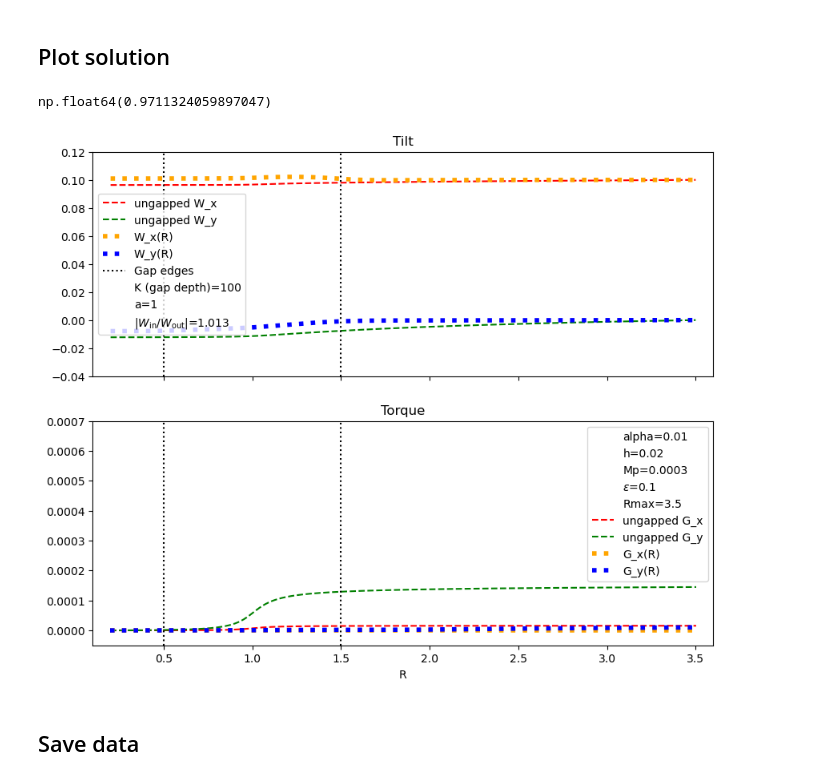
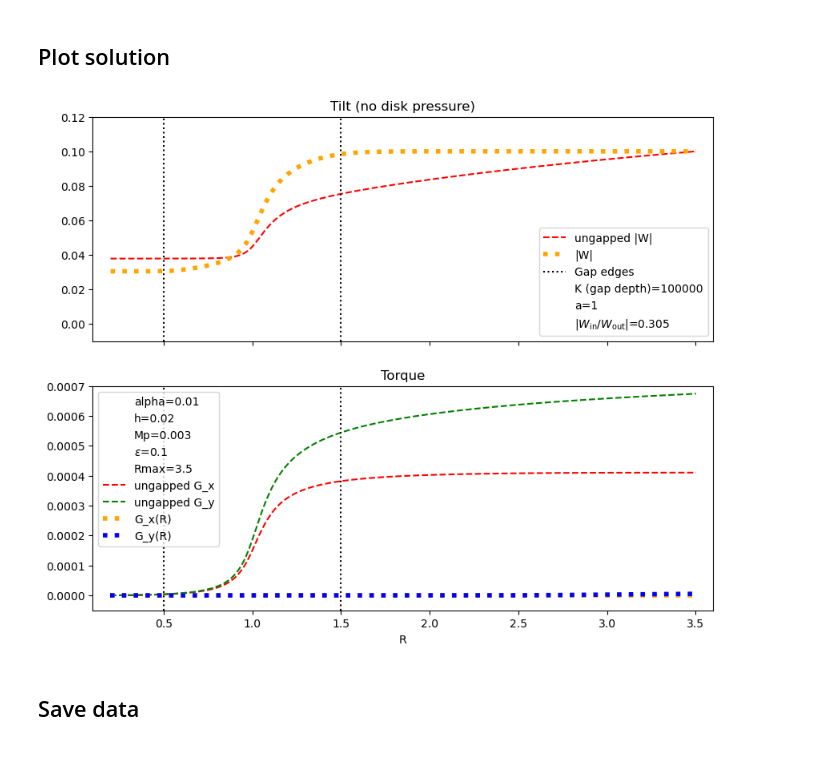
Before and after one commit to Jupiter1994/warped-disks, a Jupyter notebook: reduced-eqs-steady-state.ipynb, the cells around one changed output. Saved outputs shown, nothing was run; the diff lists cells and outputs as text; code cells hidden in the pictures.

Commit message:
no disk pressure, deep gaps

```diff
--- a/reduced-eqs-steady-state.ipynb
+++ b/reduced-eqs-steady-state.ipynb
@@ -37,11 +37,11 @@ cs = 0.02 # 0.02
 alpha = 0.01 # 0.1 # 0.019
 
 # planet parameters
-Mp, a = 0.0003, 1
+Mp, a = 0.003, 1
 
 # toggle disk gap
 use_gap = True
-gap_depth = 100
+gap_depth = 100000
 
 # softening term in disk potential; reflects the disk's scale height
 eps = 0.1
@@ -431,7 +431,7 @@ def Omega(Rs, Mp, a, use_gap):
     Sigs = Sigmas(Rs, use_gap)
     Hs = scaleHeight(Rs)
     disk_term = (cs**2 / Rs) * derivative(Sigs/Hs, Rs) / (Sigs/Hs)
-    Omegas_sq += disk_term
+    #Omegas_sq += disk_term
 
     alphas = Rs/a
 
@@ -475,7 +475,7 @@ def Kappa(Rs, Mp, a, use_gap):
     # contribution of disk to Omega^2
     disk_term_Osq = (cs**2 / Rs) * derivative(Sigs/Hs, Rs) / (Sigs/Hs)
     disk_term = (Rs**(-3)) * derivative(Rs**4 * disk_term_Osq, Rs)
-    kappas_sq += disk_term
+    #kappas_sq += disk_term
 
     #print(kappas_sq)
 
@@ -514,8 +514,8 @@ def Omega_z(Rs, Mp, a, use_gap):
 
     '''
 
-    #Omegazs_sq = OmegaK(Rs)**2 # ignores disk pressure
-    Omegazs_sq = Omega(Rs, Mp, a, use_gap)**2
+    Omegazs_sq = OmegaK(Rs)**2 # ignores disk pressure
+    #Omegazs_sq = Omega(Rs, Mp, a, use_gap)**2
 
     alphas = Rs/a
 
@@ -733,10 +733,6 @@ if load_ungapped_data:
         RWs_ungapped = np.load(f)
     with open(file_path_G, 'rb') as f:
         RGs_ungapped = np.load(f)
-# %%
-np.abs(RWs_ungapped[1][0] / RWs_ungapped[1][-1])
-# %% [output]
-np.float64(0.9711324059897047)
 # %%
 fig, axs = plt.subplots(2, sharex=True, figsize=(10,8))
 fig.set_facecolor("white")
@@ -747,13 +743,17 @@ if load_zhu_data:
                  label="time-dep W_y")
 
 if load_ungapped_data:
-    axs[0].plot(RWs_ungapped[0], RWs_ungapped[1].real, c="red", ls='--',\
-                label="ungapped W_x")
-    axs[0].plot(RWs_ungapped[0], RWs_ungapped[1].imag, c="green", ls='--',\
-                label="ungapped W_y")
+    # axs[0].plot(RWs_ungapped[0], RWs_ungapped[1].real, c="red", ls='--',\
+    #             label="ungapped W_x")
+    # axs[0].plot(RWs_ungapped[0], RWs_ungapped[1].imag, c="green", ls='--',\
+    #             label="ungapped W_y")
+    axs[0].plot(RWs_ungapped[0].real, np.abs(RWs_ungapped[1]), c="red", ls='--',\
+                 label="ungapped |W|")
 
-axs[0].plot(Rs_warp.real, Ws.real, c="orange", ls=':', lw=4, label="W_x(R)")
-axs[0].plot(Rs_warp.real, Ws.imag, c="blue", ls=':', lw=4, label="W_y(R)")
+# axs[0].plot(Rs_warp.real, Ws.real, c="orange", ls=':', lw=4, label="W_x(R)")
+# axs[0].plot(Rs_warp.real, Ws.imag, c="blue", ls=':', lw=4, label="W_y(R)")
+axs[0].plot(Rs_warp.real, np.abs(Ws), c="orange", ls=':', lw=4, label="|W|")
+
 if use_gap:
     R_a, R_b = 0.5, 1.5
     axs[0].vlines([R_a,R_b], 0, 1, transform=axs[0].get_xaxis_transform(), \
@@ -766,7 +766,7 @@ axs[0].scatter([],[], s=0, label="a=" + str(a))
 #axs[0].scatter([],[], s=0, label=r"$\Delta W_x/W_\text{out}$=" + str(DeltaWx))
 axs[0].scatter([],[], s=0, label=r"$|W_\text{in}/W_\text{out}|$=" + str(Win_div_Wout_rounded))
 
-axs[0].set_ylim(-0.04,0.12)
+axs[0].set_ylim(-0.01,0.12)
 
 axs[1].scatter([],[], s=0, label="alpha=" + str(alpha))
 axs[1].scatter([],[], s=0, label="h=" + str(cs))
@@ -776,7 +776,7 @@ axs[1].scatter([],[], s=0, label=r"$\epsilon$=" + str(eps))
 axs[1].scatter([],[], s=0, label="Rmax=" + str(Rmax))
 
 axs[0].legend()
-axs[0].set_title("Tilt")
+axs[0].set_title("Tilt (no disk pressure)")
 
 if load_zhu_data:
     axs[1].plot(Rs_torque_zhu, Gs_final.real, c="red", ls='--', label="time-dep G_x")
@@ -788,35 +788,35 @@ if load_ungapped_data:
                 label="ungapped G_y")
 
 axs[1].plot(Rs_torque.real, Gs.real, c="orange", ls=':', lw=4, label="G_x(R)")
 axs[1].plot(Rs_torque.real, Gs.imag, c="blue", ls=':', lw=4, label="G_y(R)")
 
 #ymin, ymax= min(Ws.imag) - .01, max(Ws.imag) + .01
 if use_gap:
     R_a, R_b = 0.5, 1.5
     axs[1].vlines([R_a,R_b], 0, 1, transform=axs[1].get_xaxis_transform(), \
                   color="black", linestyle=":")#, label="Gap edges")
 
 axs[1].set_xlim(Rmin - 0.1, Rmax + 0.1)
 axs[1].set_ylim(-.5e-4,7e-4)
 
 axs[1].legend()
 axs[1].set_title("Torque")
 
 axs[1].set_xlabel("R")
 
-save_figs = False
+save_figs = True
 
 if save_figs:
     filepath = "Figures/integ-alpha=" + str(alpha) + \
     ",h=" + str(cs) + ",Mp=" + str(Mp) + ",eps=" +str(eps) +\
         ",Rmax=" + str(Rmax) + ",K=" + str(gap_depth) + ".png"
     # filepath = "Figures/integ-ctrl-K=" + str(gap_depth) + \
     #     "-no-disk-P.png"
     plt.savefig(filepath)
 
 plt.show()
 # %% [output]
-[figure, old version]
+[figure, new version]
 # %% [markdown]
 ## Save data
 # %%
```
Also changed, not shown: parts of 1 cell of this notebook.
